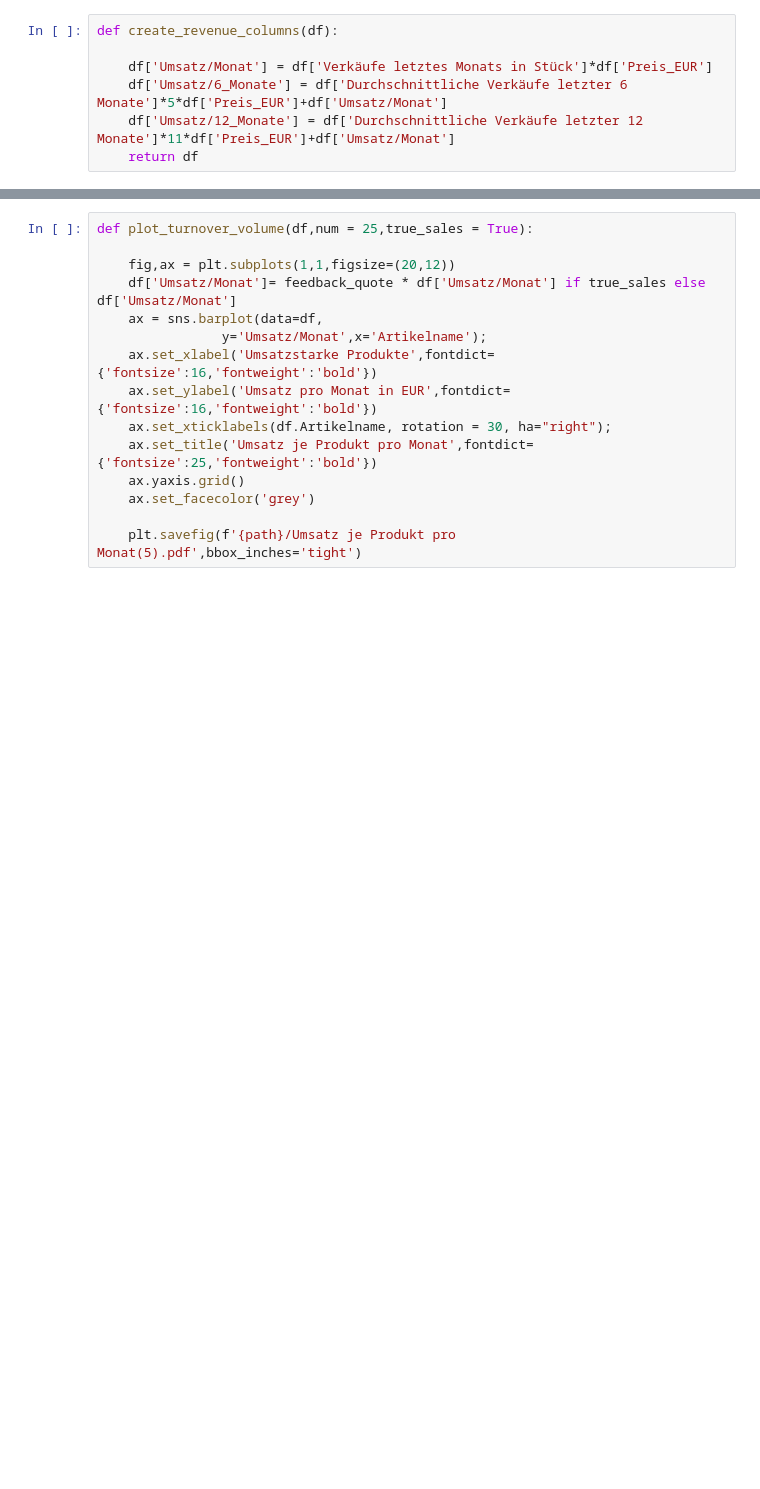
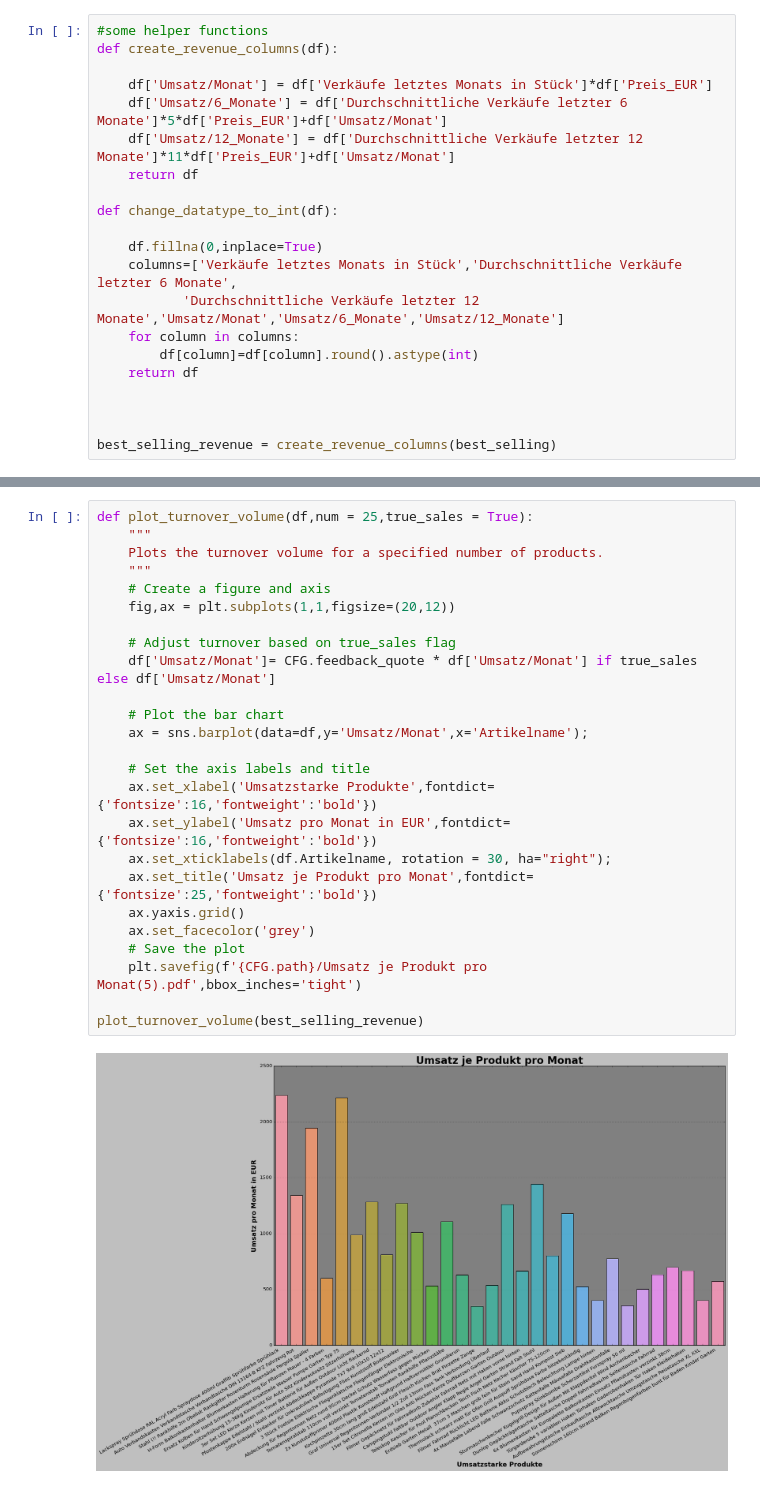
Before and after one commit to isaacduong/eBay_Amazon_dpd_data_analyzer, a Jupyter notebook: sales_analysis.ipynb, the cells around one changed output, grey strips where cells are left out. Drawn from its saved outputs; the diff is of its cells as text; blank space fills up the shorter version.

```diff
--- a/sales_analysis.ipynb
+++ b/sales_analysis.ipynb
@@ -183,7 +197,21 @@ def create_best_sellers(df,count):
 # %%
+#some helper functions
 def create_revenue_columns(df):
 
     df['Umsatz/Monat'] = df['Verkäufe letztes Monats in Stück']*df['Preis_EUR']
     df['Umsatz/6_Monate'] = df['Durchschnittliche Verkäufe letzter 6 Monate']*5*df['Preis_EUR']+df['Umsatz/Monat']
     df['Umsatz/12_Monate'] = df['Durchschnittliche Verkäufe letzter 12 Monate']*11*df['Preis_EUR']+df['Umsatz/Monat']
     return df
+
+def change_datatype_to_int(df):
+
+    df.fillna(0,inplace=True)
+    columns=['Verkäufe letztes Monats in Stück','Durchschnittliche Verkäufe letzter 6 Monate',
+           'Durchschnittliche Verkäufe letzter 12 Monate','Umsatz/Monat','Umsatz/6_Monate','Umsatz/12_Monate']
+    for column in columns:
+        df[column]=df[column].round().astype(int)
+    return df
+
+
+
+best_selling_revenue = create_revenue_columns(best_selling)
@@ -273,17 +334,29 @@ def plot_yearly_sales(df,true_sales=True):
 # %%
 def plot_turnover_volume(df,num = 25,true_sales = True):
+    """
+    Plots the turnover volume for a specified number of products.
+    """
+    # Create a figure and axis
+    fig,ax = plt.subplots(1,1,figsize=(20,12))
 
-    fig,ax = plt.subplots(1,1,figsize=(20,12))
-    df['Umsatz/Monat']= feedback_quote * df['Umsatz/Monat'] if true_sales else df['Umsatz/Monat']
-    ax = sns.barplot(data=df,
-                y='Umsatz/Monat',x='Artikelname');
+    # Adjust turnover based on true_sales flag
+    df['Umsatz/Monat']= CFG.feedback_quote * df['Umsatz/Monat'] if true_sales else df['Umsatz/Monat']
+
+    # Plot the bar chart
+    ax = sns.barplot(data=df,y='Umsatz/Monat',x='Artikelname');
+
+    # Set the axis labels and title
     ax.set_xlabel('Umsatzstarke Produkte',fontdict={'fontsize':16,'fontweight':'bold'})
     ax.set_ylabel('Umsatz pro Monat in EUR',fontdict={'fontsize':16,'fontweight':'bold'})
     ax.set_xticklabels(df.Artikelname, rotation = 30, ha="right");
     ax.set_title('Umsatz je Produkt pro Monat',fontdict={'fontsize':25,'fontweight':'bold'})
     ax.yaxis.grid()
     ax.set_facecolor('grey')
+    # Save the plot
+    plt.savefig(f'{CFG.path}/Umsatz je Produkt pro Monat(5).pdf',bbox_inches='tight')
 
-    plt.savefig(f'{path}/Umsatz je Produkt pro Monat(5).pdf',bbox_inches='tight')
+plot_turnover_volume(best_selling_revenue)
+# %% [output]
+[figure, added]
 # %%
 def comparedplot(df,true_sales=True):
```
Also changed, not shown: parts of 47 cells of this notebook, 1 other file.
